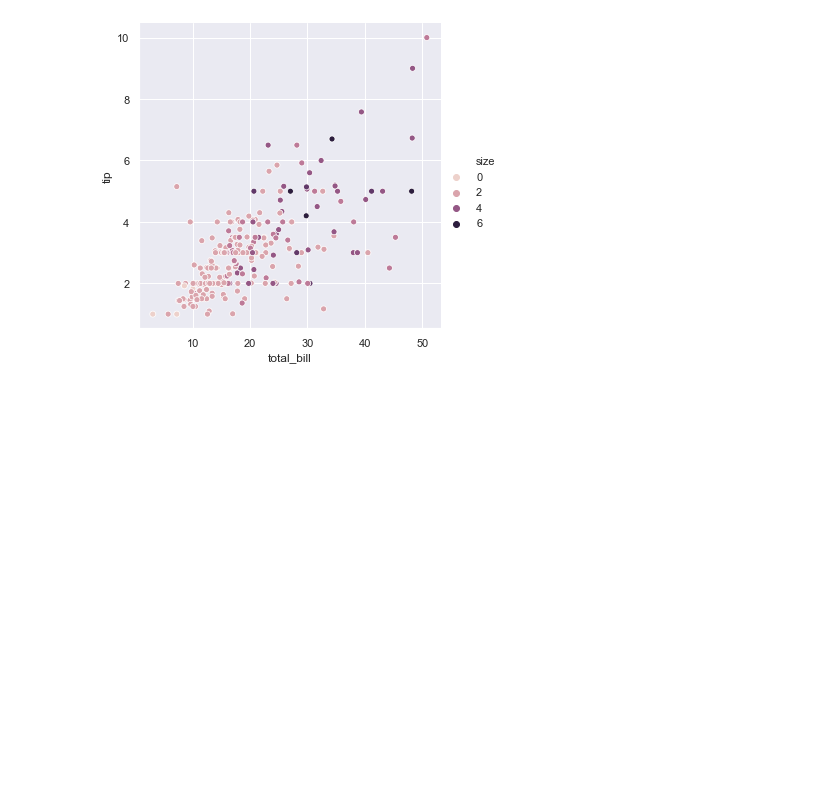
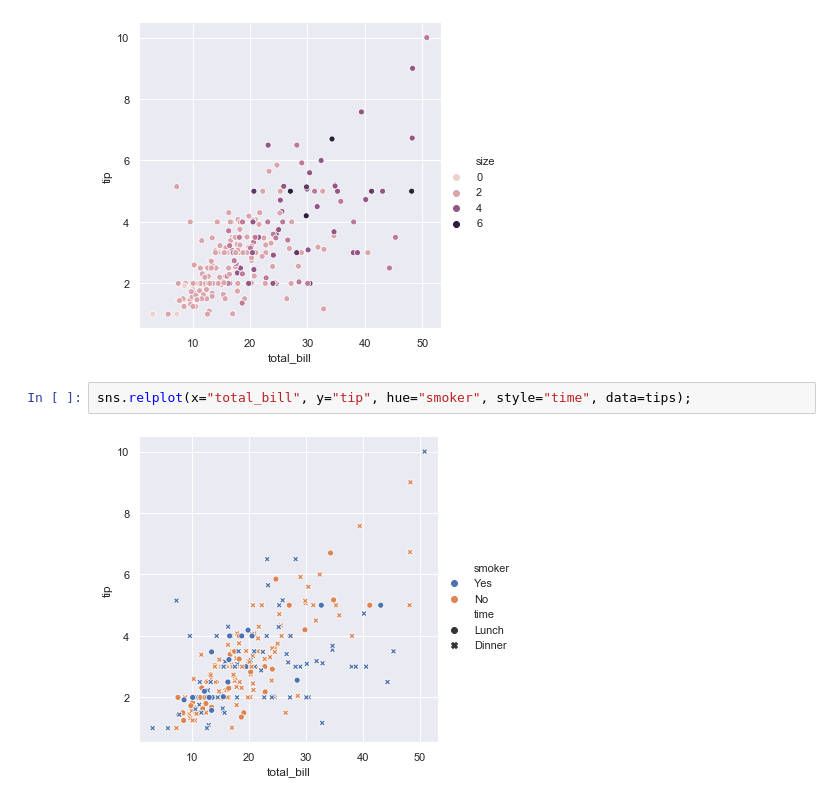
Before and after one commit to oprinceisaac/Fundamentals-DA-Assignment, a Jupyter notebook: Fundamentals-DA-Assignment.ipynb, the cells around one changed output. Saved outputs shown, nothing was run; the diff lists cells and outputs as text; blank space fills up the shorter version.

```diff
--- a/Fundamentals-DA-Assignment.ipynb
+++ b/Fundamentals-DA-Assignment.ipynb
@@ -35,3 +35,7 @@ sns.relplot(x="total_bill", y="tip", hue="time", data=tips);
 sns.relplot(x="total_bill", y="tip", hue="size", data=tips);
 # %% [output]
 [figure]
+# %%
+sns.relplot(x="total_bill", y="tip", hue="smoker", style="time", data=tips);
+# %% [output]
+[figure, added]
```
Also changed, not shown: parts of 2 cells of this notebook.
